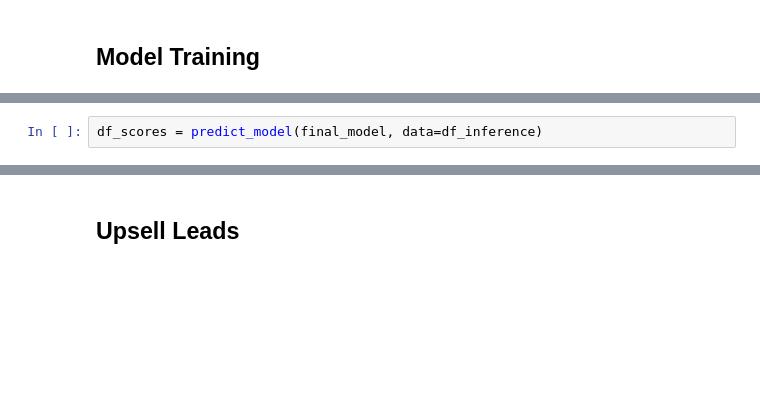
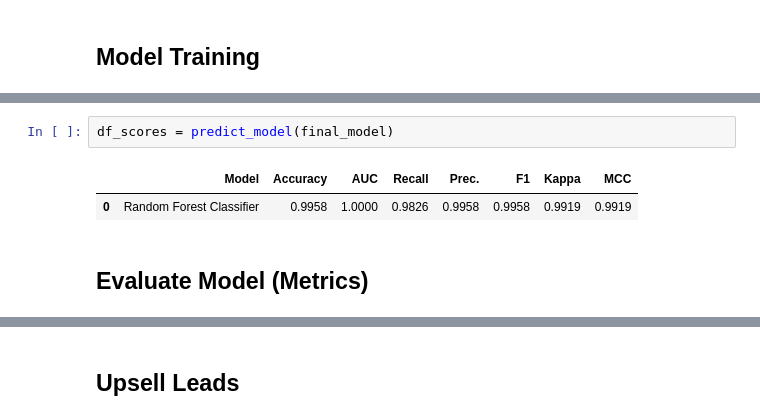
Before and after one commit to ryankazmerik/data-sci, a Jupyter notebook: fallbacks/Product Propensity Scoring.ipynb, the cells around one changed output, grey strips where cells are left out. Drawn from its saved outputs; the diff is of its cells as text; blank space fills up the shorter version.

```diff
--- a/fallbacks/Product Propensity Scoring.ipynb
+++ b/fallbacks/Product Propensity Scoring.ipynb
@@ -202,2 +178,7 @@ Authorized as AROASQ4JELIXYLYV6P4UV:rkazmerik@stellaralgo.com
 # %%
-df_scores = predict_model(final_model, data=df_inference)
+df_scores = predict_model(final_model)
+# %% [output]
+|  | Model | Accuracy | AUC | Recall | Prec. | F1 | Kappa | MCC |
+| 0 | Random Forest Classifier | 0.9958 | 1.0000 | 0.9826 | 0.9958 | 0.9958 | 0.9919 | 0.9919 |
+# %% [markdown]
+## Evaluate Model (Metrics)
```
Also changed, not shown: parts of 20 cells of this notebook, 3 other files.
